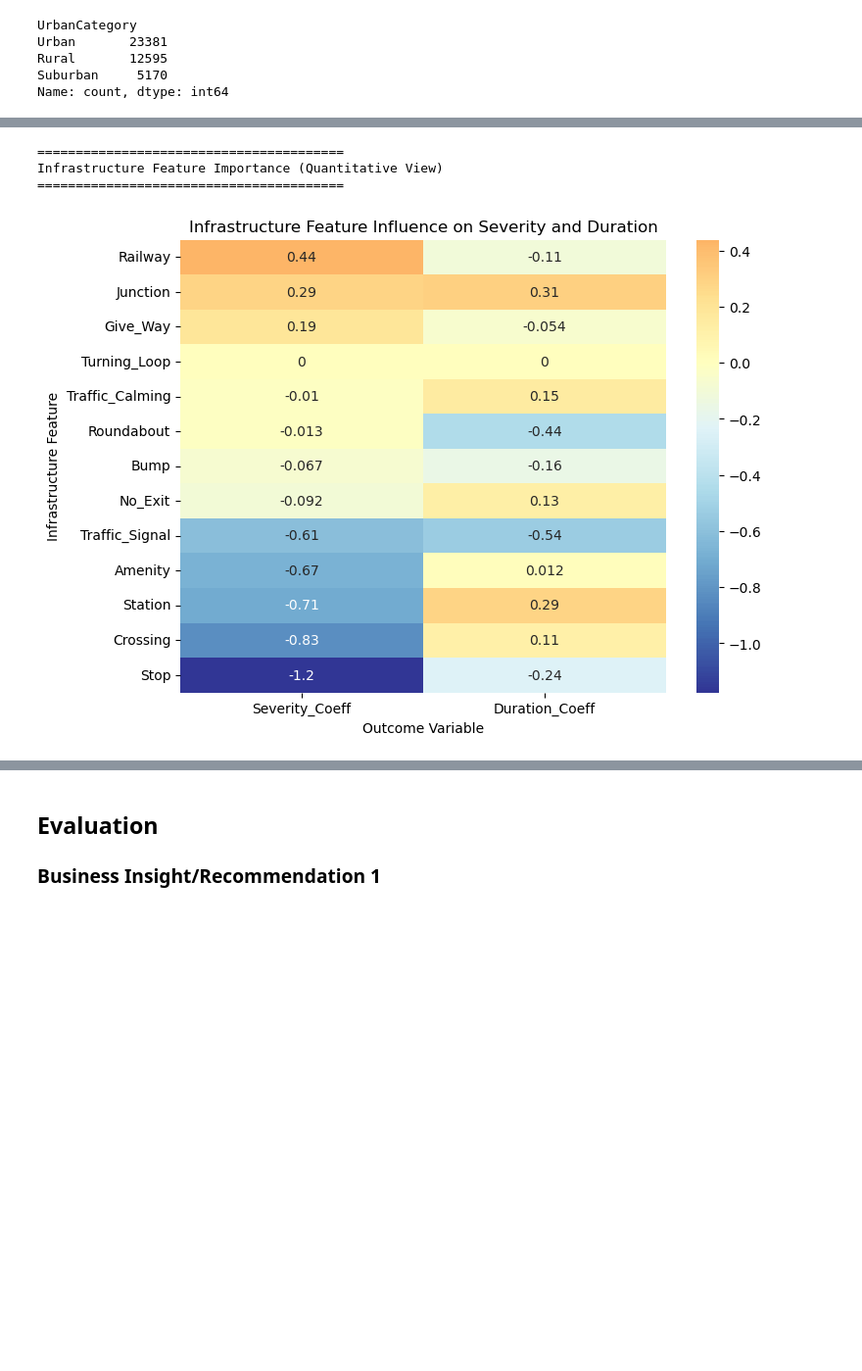
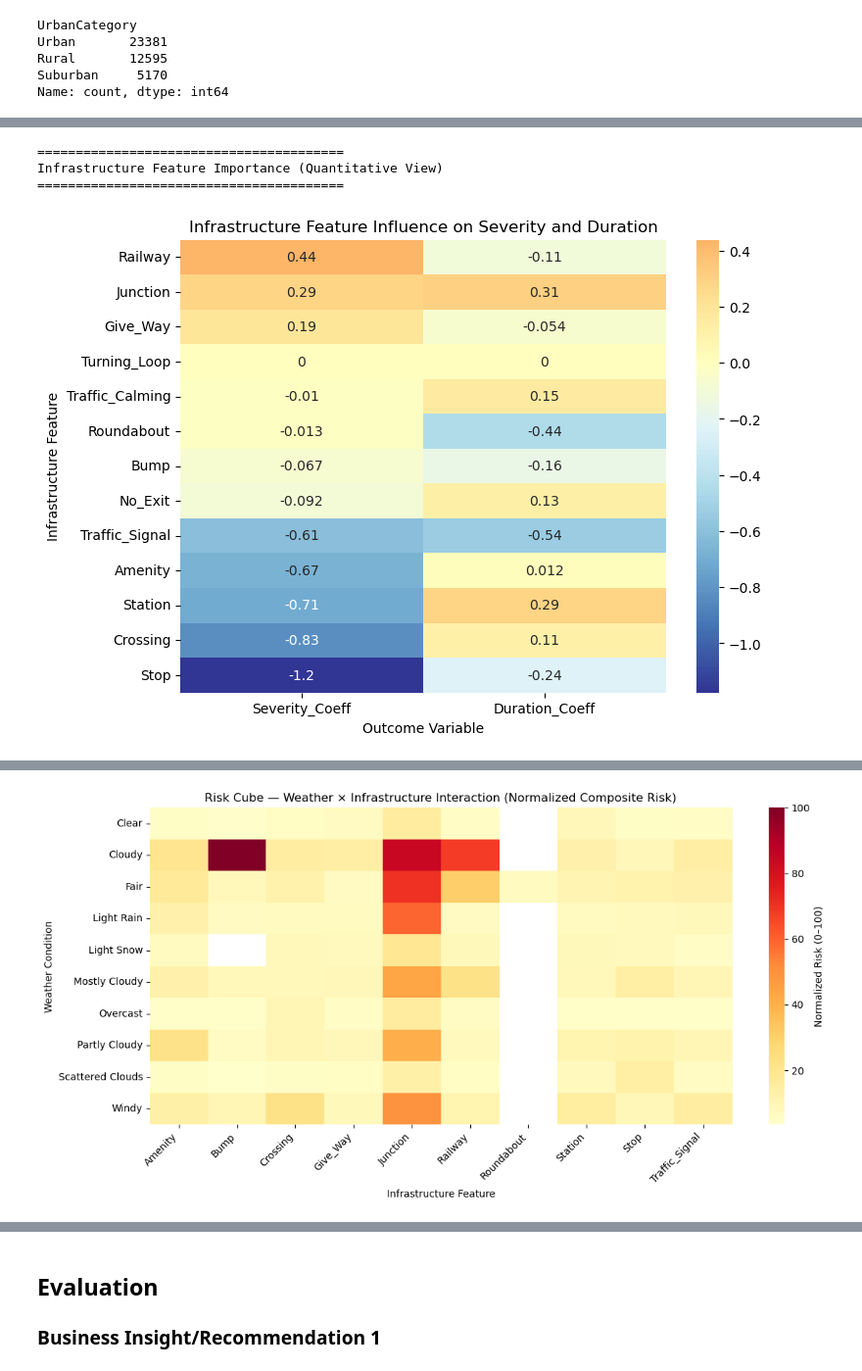
Before and after one commit to LittleHouse75/project-us-traffic-accidents, a Jupyter notebook: DS_Capstone_Notebook.ipynb, the cells around one changed output, grey strips where cells are left out. Shown at 98% size. Saved outputs shown, nothing was run; the diff lists cells and outputs as text; code cells hidden in the pictures; blank space fills up the shorter version.

```diff
--- a/DS_Capstone_Notebook.ipynb
+++ b/DS_Capstone_Notebook.ipynb
@@ -1323,24 +1847,63 @@ plt.xlabel("Outcome Variable")
 plt.ylabel("Infrastructure Feature")
 plt.show()
 
-# -----------------------------------------------------
-# 5. Interpretation
-# -----------------------------------------------------
-print_sub_heading("Interpretation")
+
+# =====================================================
+# COMPOSITE RISK CUBE — WEATHER × INFRASTRUCTURE × RISK
+# =====================================================
+print_heading("Composite Risk Cube (Weather × Infrastructure × Risk)")
 
 print("""
-Positive coefficients indicate *higher severity or longer duration* associated with that feature,
-while negative coefficients suggest a mitigating effect.
+This view aggregates average risk scores across both weather and infrastructure features.
+Each cell shows the mean composite risk (Severity × Duration × Precipitation),
+normalized 0–100. Darker colors indicate higher operational strain —
+conditions and road types where accidents are longer, more severe, or harder to clear.
+""")
 
-Typical patterns you may observe:
-- 'Railway' and 'No_Exit' show strong positive coefficients → long recovery times and higher severity.
-- 'Bump' and 'Traffic_Calming' likely show negative severity coefficients → lower-impact events.
-- 'Junction' and 'Traffic_Signal' positive on severity but modest on duration → frequent, moderate incidents.
+import numpy as np
+import seaborn as sns
+import matplotlib.pyplot as plt
 
-Operational implication:
-→ Features with high positive coefficients on *both* severity and duration mark your 'bottleneck' points —
-where targeted engineering (redesign, automation, or smart signaling) could yield the highest response ROI.
-""")
+# --- Select top categories to keep the grid readable ---
+weather_top = (
+    accidents_df['Condition'].value_counts().head(10).index
+    if 'Condition' in accidents_df.columns else
+    accidents_df['Weather_Condition'].value_counts().head(10).index
+)
+infra_cols = [
+    'Traffic_Signal', 'Junction', 'Crossing', 'Stop', 'Station',
+    'Amenity', 'Railway', 'Roundabout', 'Bump', 'Give_Way'
+]
+
+# --- Build long-form table of mean risk per condition + infra feature ---
+melted_records = []
+for w in weather_top:
+    subset = accidents_df[
+        (accidents_df['Condition'] == w) |
+        (('Weather_Condition' in accidents_df.columns) and (accidents_df['Weather_Condition'] == w))
+    ]
+    for col in infra_cols:
+        sub2 = subset[subset[col] == True]
+        if len(sub2) > 50:  # skip sparse cells
+            risk = (
+                sub2['Severity'] * (sub2['Duration_hours'] + 0.1) * (sub2['Precipitation(in)'] + 1)
+            ).mean()
+            melted_records.append({'Weather': w, 'Infrastructure': col, 'Risk_Score': risk})
+
+risk_cube = pd.DataFrame(melted_records)
+risk_cube['Risk_Score_Norm'] = 100 * risk_cube['Risk_Score'] / risk_cube['Risk_Score'].max()
+
+# --- Pivot to heatmap form ---
+pivot = risk_cube.pivot(index='Weather', columns='Infrastructure', values='Risk_Score_Norm')
+
+plt.figure(figsize=(12,6))
+sns.heatmap(pivot, cmap="YlOrRd", annot=False, cbar_kws={'label': 'Normalized Risk (0–100)'})
+plt.title("Risk Cube — Weather × Infrastructure Interaction (Normalized Composite Risk)")
+plt.xlabel("Infrastructure Feature")
+plt.ylabel("Weather Condition")
+plt.xticks(rotation=45, ha='right')
+plt.tight_layout()
+plt.show()
 # %% [output]
 ========================================
 Infrastructure Feature Importance (Quantitative View)
@@ -1364,0 +1921 @@ where targeted engineering (redesign, automation, or smart signaling) could yiel
+[figure, added]
```
Also changed, not shown: parts of 29 cells of this notebook.
